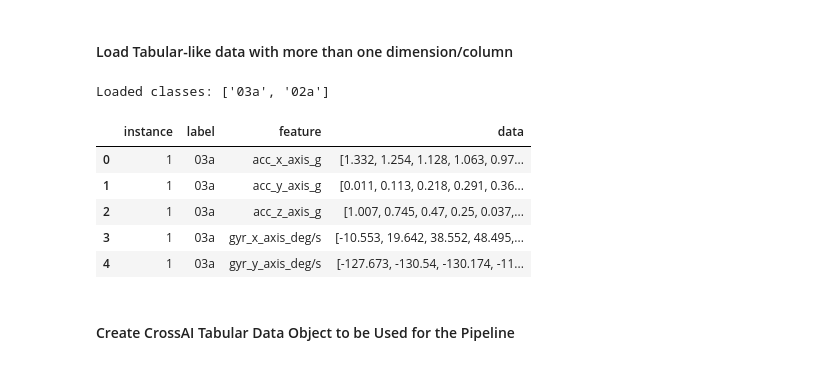
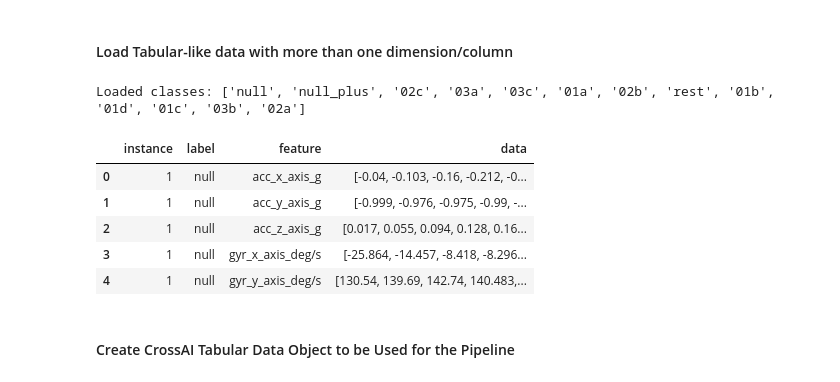
Before and after one commit to AIoT-Group-UoP/crossai, a Jupyter notebook: tutorials/E2E/GestureSet-E2E.ipynb, the cells around one changed output. Drawn from its saved outputs; the diff is of its cells as text; code cells hidden in the pictures.

```diff
--- a/tutorials/E2E/GestureSet-E2E.ipynb
+++ b/tutorials/E2E/GestureSet-E2E.ipynb
@@ -18,17 +19,17 @@ with open("../config.yml", "r") as stream:
 # %%
 from crossai.loader import csv_loader
 
-data_dir_path = config['PATH']['RAW']['GESTURE_SET'] + '/allergic_rhinitis/train'
+data_dir_path = config["PATH"]["RAW"]["GESTURE_SET"] + "/train"
 df = csv_loader(path=data_dir_path)
 df.head()
 # %% [output]
-Loaded classes: ['03a', '02a']
+Loaded classes: ['null', 'null_plus', '02c', '03a', '03c', '01a', '02b', 'rest', '01b', '01d', '01c', '03b', '02a']
 |  | instance | label | feature | data |
-| 0 | 1 | 03a | acc_x_axis_g | [1.332, 1.254, 1.128, 1.063, 0.97... |
-| 1 | 1 | 03a | acc_y_axis_g | [0.011, 0.113, 0.218, 0.291, 0.36... |
-| 2 | 1 | 03a | acc_z_axis_g | [1.007, 0.745, 0.47, 0.25, 0.037,... |
-| 3 | 1 | 03a | gyr_x_axis_deg/s | [-10.553, 19.642, 38.552, 48.495,... |
-| 4 | 1 | 03a | gyr_y_axis_deg/s | [-127.673, -130.54, -130.174, -11... |
+| 0 | 1 | null | acc_x_axis_g | [-0.04, -0.103, -0.16, -0.212, -0... |
+| 1 | 1 | null | acc_y_axis_g | [-0.999, -0.976, -0.975, -0.99, -... |
+| 2 | 1 | null | acc_z_axis_g | [0.017, 0.055, 0.094, 0.128, 0.16... |
+| 3 | 1 | null | gyr_x_axis_deg/s | [-25.864, -14.457, -8.418, -8.296... |
+| 4 | 1 | null | gyr_y_axis_deg/s | [130.54, 139.69, 142.74, 140.483,... |
 # %% [markdown]
 #### Create CrossAI Tabular Data Object to be Used for the Pipeline
 # %%
```
Also changed, not shown: parts of 56 cells of this notebook.
